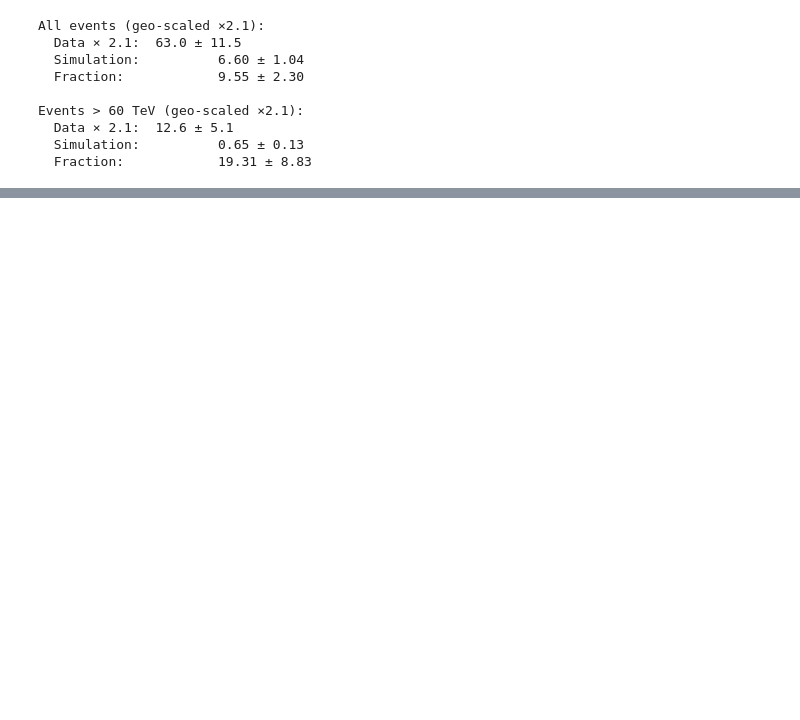
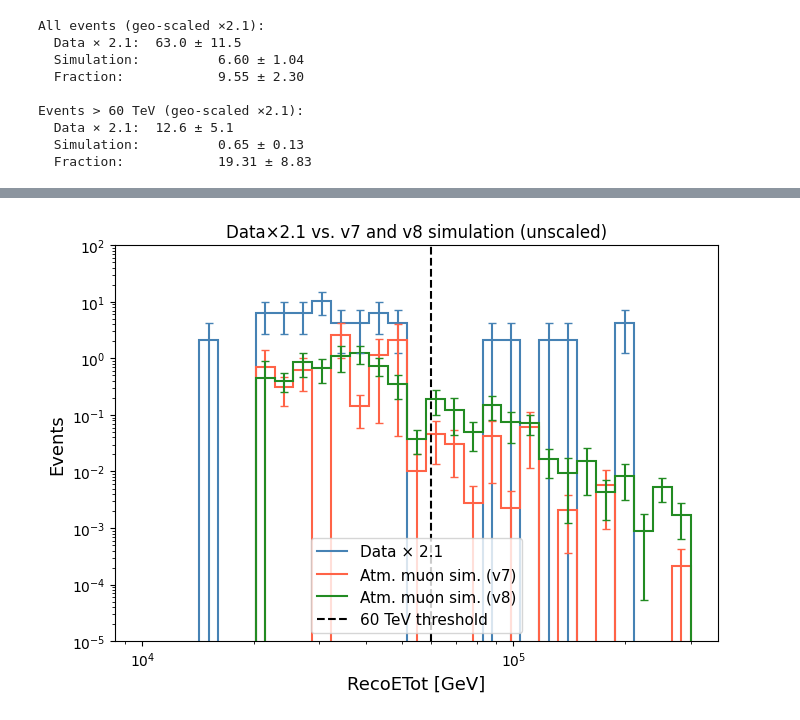
Before and after one commit to tjuanve/muon_tagging_summer_project, a Jupyter notebook: notebooks/muon_tag_analysis.ipynb, the cells around one changed output, grey strips where cells are left out. Cells and saved outputs as stored; diff of their text form; code cells hidden in the pictures; blank space fills up the shorter version.

```diff
--- a/notebooks/muon_tag_analysis.ipynb
+++ b/notebooks/muon_tag_analysis.ipynb
@@ -185,0 +209,56 @@ plot_data_sim(reco_etot, sim_energy, sim_weights * frac_above_geo, bins,
+# %%
+def load_sim(dataset):
+    df = pd.read_parquet(_SIM_PATHS[dataset])
+    df_muon = df[~np.isnan(df['MuonWeight'])].copy()
+    if dataset == 'v7':
+        df_muon['MuonWeight'] /= 2.1  # rescale back — error from Neha
+        w = df_muon['MuonWeight'].values * LIVETIME
+    else:
+        w = df_muon['MuonWeightCombinedConv'].values * LIVETIME
+    return df_muon['reco_energy'].values, w
+
+e_v7, w_v7 = load_sim('v7')
+e_v8, w_v8 = load_sim('v8')
+
+bin_centers = 0.5 * (bins[:-1] + bins[1:])
+
+fig, ax = plt.subplots(figsize=(7, 5))
+
+# Data
+n_raw   = np.histogram(reco_etot, bins=bins)[0]
+n_geo   = n_raw * GEO_FACTOR
+err_geo = np.sqrt(n_raw) * GEO_FACTOR
+ax.stairs(n_geo, bins, color='steelblue', linewidth=1.5, label=f'Data × {GEO_FACTOR}')
+mask_d = n_geo > 0
+ax.errorbar(bin_centers[mask_d], n_geo[mask_d], yerr=err_geo[mask_d],
+            fmt='none', color='steelblue', capsize=3)
+
+# v7
+w_sum_v7 = np.histogram(e_v7, bins=bins, weights=w_v7)[0]
+err_v7   = np.sqrt(np.histogram(e_v7, bins=bins, weights=w_v7**2)[0])
+ax.stairs(w_sum_v7, bins, color='tomato', linewidth=1.5, label='Atm. muon sim. (v7)')
+mask_v7 = w_sum_v7 > 0
+ax.errorbar(bin_centers[mask_v7], w_sum_v7[mask_v7], yerr=err_v7[mask_v7],
+            fmt='none', color='tomato', capsize=3)
+
+# v8
+w_sum_v8 = np.histogram(e_v8, bins=bins, weights=w_v8)[0]
+err_v8   = np.sqrt(np.histogram(e_v8, bins=bins, weights=w_v8**2)[0])
+ax.stairs(w_sum_v8, bins, color='forestgreen', linewidth=1.5, label='Atm. muon sim. (v8)')
+mask_v8 = w_sum_v8 > 0
+ax.errorbar(bin_centers[mask_v8], w_sum_v8[mask_v8], yerr=err_v8[mask_v8],
+            fmt='none', color='forestgreen', capsize=3)
+
+ax.axvline(E_THRESHOLD, color='black', linestyle='--', linewidth=1.5, label='60 TeV threshold')
+ax.set_xscale('log')
+ax.set_yscale('log')
+ax.set_xlabel('RecoETot [GeV]', fontsize=13)
+ax.set_ylabel('Events', fontsize=13)
+ax.set_title(f'Data×{GEO_FACTOR} vs. v7 and v8 simulation (unscaled)', fontsize=12)
+ax.set_ylim(1e-5,1e2)
+ax.legend(fontsize=11)
+plt.tight_layout()
+plt.savefig(PLOT_DIR / 'reco_etot_comparison_v7_v8.pdf', bbox_inches='tight')
+plt.show()
+# %% [output]
+[figure, added]
```
Also changed, not shown: parts of 6 cells of this notebook, 20 other files.
